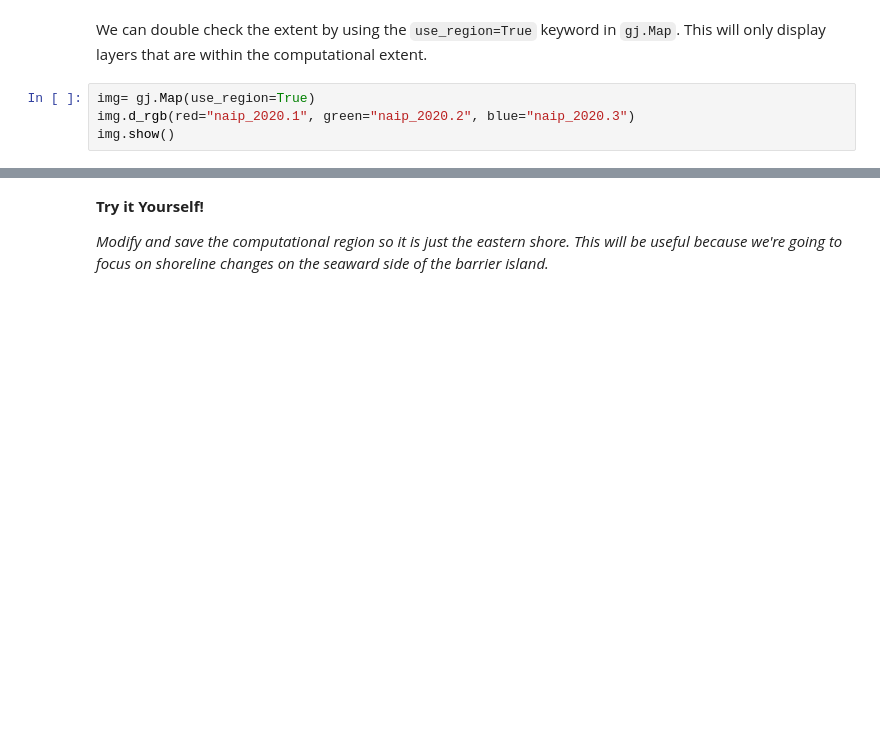
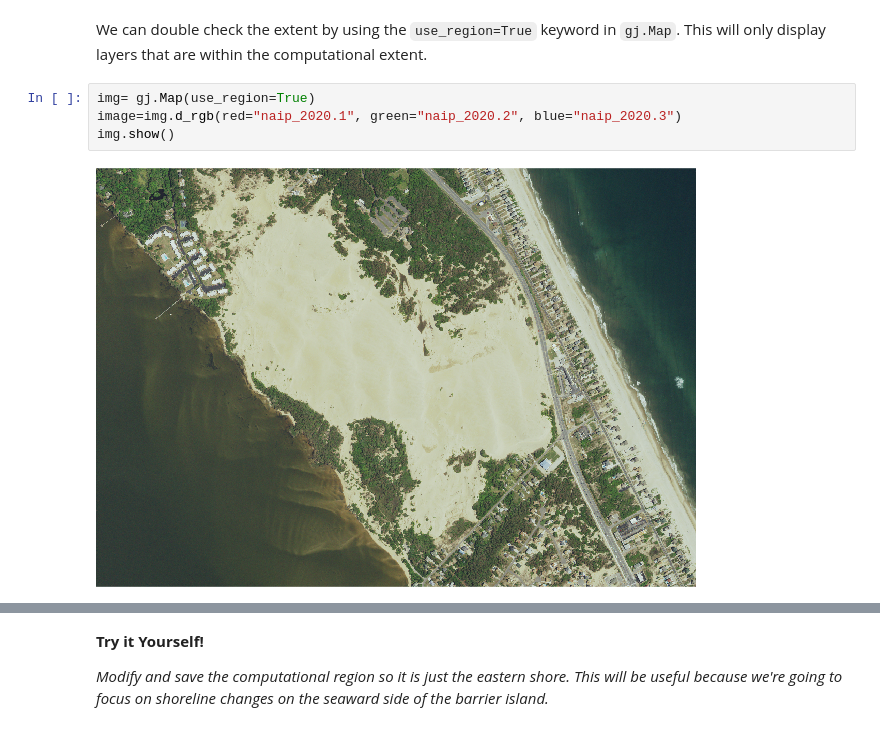
Before and after one commit to ncsu-geoforall-lab/csdms-grass-2024, a Jupyter notebook: 03_Shoreline_Derivation.ipynb, the cells around one changed output, grey strips where cells are left out. Cells and saved outputs as stored; diff of their text form; blank space fills up the shorter version.

```diff
--- a/03_Shoreline_Derivation.ipynb
+++ b/03_Shoreline_Derivation.ipynb
@@ -36,5 +50,7 @@ Before we get started, we check the computational region.
 We can double check the extent by using the `use_region=True` keyword in `gj.Map`. This will only display layers that are within the computational extent.
 # %%
 img= gj.Map(use_region=True)
-img.d_rgb(red="naip_2020.1", green="naip_2020.2", blue="naip_2020.3")
+image=img.d_rgb(red="naip_2020.1", green="naip_2020.2", blue="naip_2020.3")
 img.show()
+# %% [output]
+[figure, added]
```
Also changed, not shown: parts of 6 cells of this notebook.
